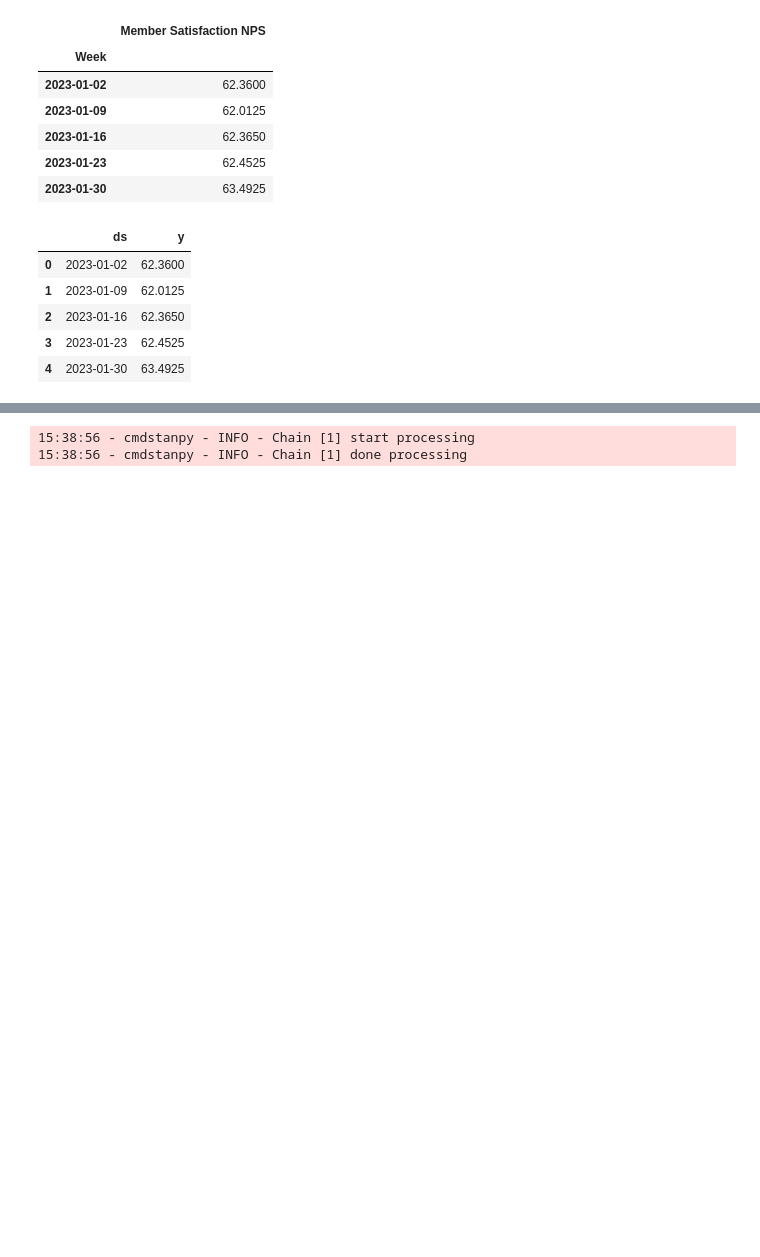
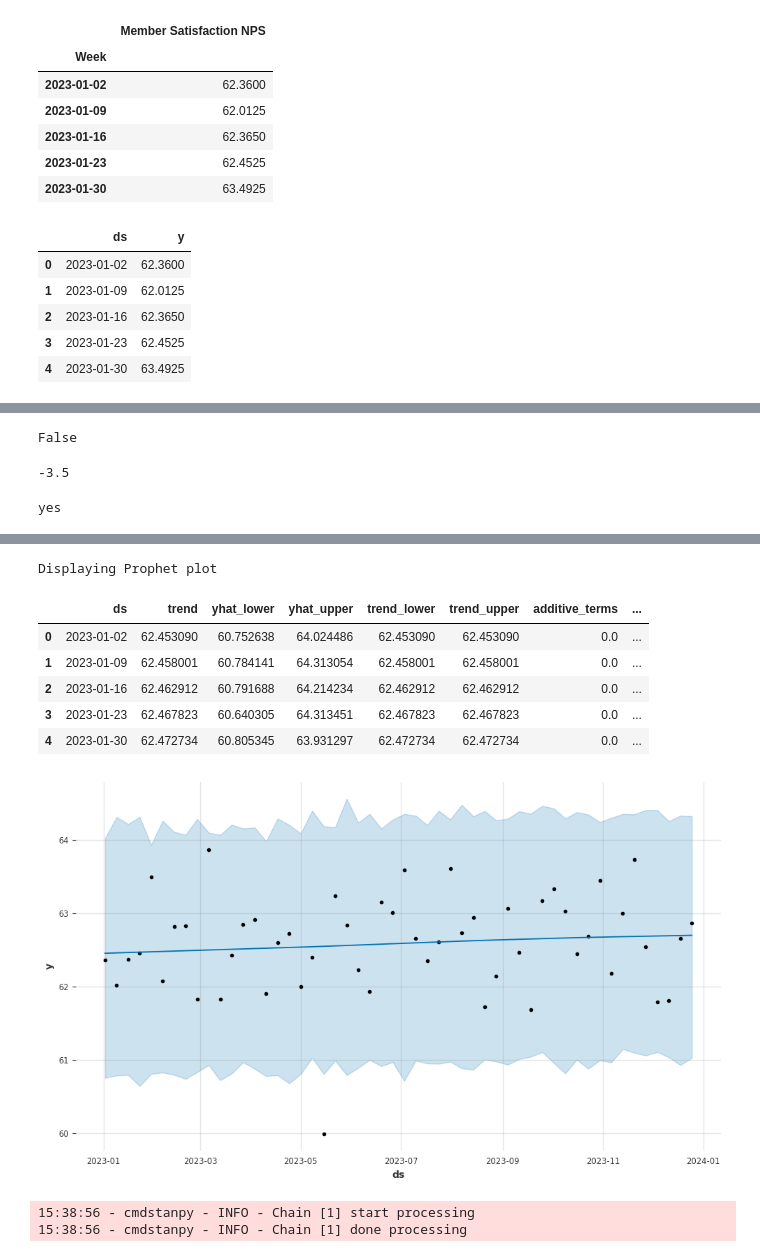
Before and after one commit to aswinselva04/researchnotebooks, a Jupyter notebook: AnomalyD.ipynb, the cells around one changed output, grey strips where cells are left out. Saved outputs shown, nothing was run; the diff lists cells and outputs as text; code cells hidden in the pictures; blank space fills up the shorter version.

```diff
--- a/AnomalyD.ipynb
+++ b/AnomalyD.ipynb
@@ -512,0 +517,4 @@ df_anomaly_prop.head()
+# %%
+'y' not in df_anomaly_prop.columns
+# %% [output]
+False
@@ -513,3 +523,12 @@ df_anomaly_prop.head()
+# %%
+-threshold
+# %% [output]
+-3.5
+# %%
+if df_anomaly_prop is not None:
+    print("yes")
+# %% [output]
+yes
 # %%
 import pandas as pd
 import prophet as Prophet
@@ -551,3 +570,8 @@ def detect_anomalies(forecast):
         (forecasted['yhat_lower'] - forecasted['fact'])/forecast['fact']
 
     return forecasted
+# %%
+data = df_anomaly_prop
+pred = fit_predict_model(data)
+pred.head()
+# %% [output]
@@ -554,3 +580,11 @@ def detect_anomalies(forecast):
+Displaying Prophet plot
+|  | ds | trend | yhat_lower | yhat_upper | trend_lower | trend_upper | additive_terms | ... |
+| 0 | 2023-01-02 | 62.453090 | 60.752638 | 64.024486 | 62.453090 | 62.453090 | 0.0 | ... |
+| 1 | 2023-01-09 | 62.458001 | 60.784141 | 64.313054 | 62.458001 | 62.458001 | 0.0 | ... |
+| 2 | 2023-01-16 | 62.462912 | 60.791688 | 64.214234 | 62.462912 | 62.462912 | 0.0 | ... |
+| 3 | 2023-01-23 | 62.467823 | 60.640305 | 64.313451 | 62.467823 | 62.467823 | 0.0 | ... |
+| 4 | 2023-01-30 | 62.472734 | 60.805345 | 63.931297 | 62.472734 | 62.472734 | 0.0 | ... |
+[figure, added]
 # %%
 data = df_anomaly_prop
 pred = fit_predict_model(data)
```
Also changed, not shown: parts of 14 cells of this notebook, 3 other files.
